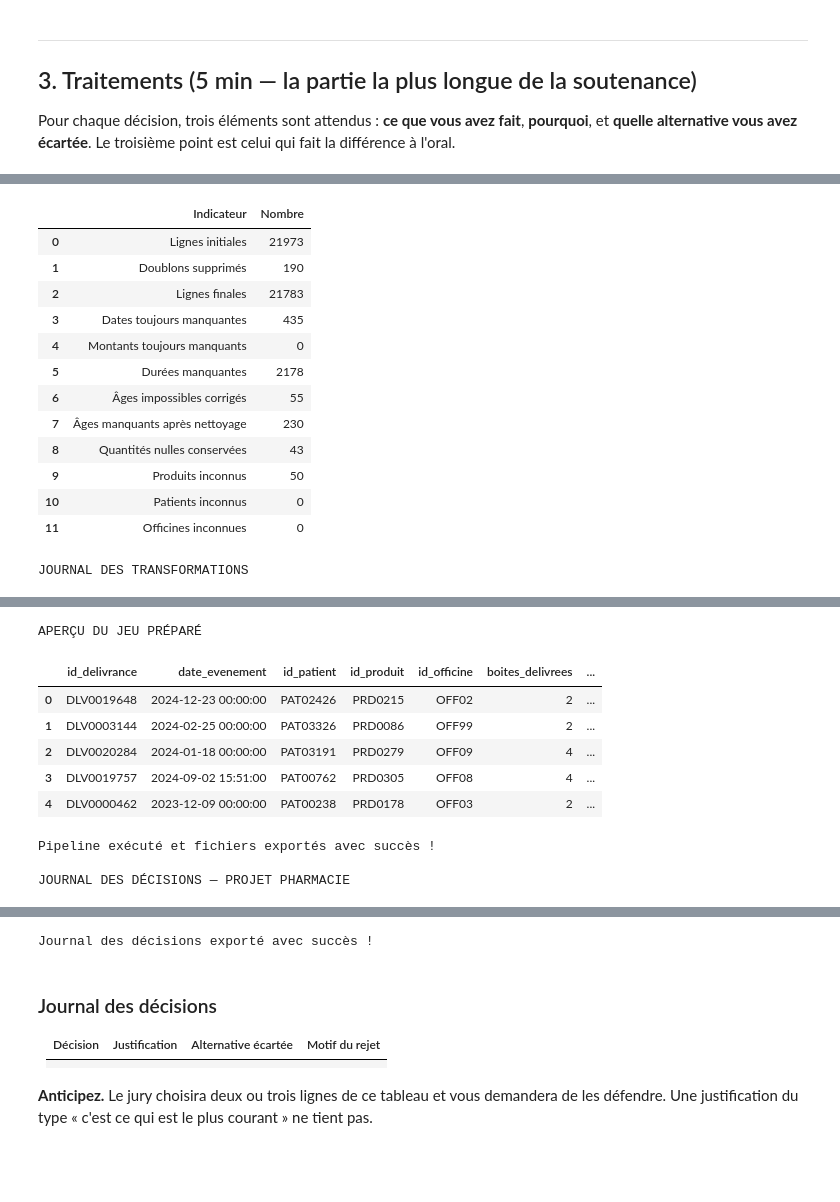
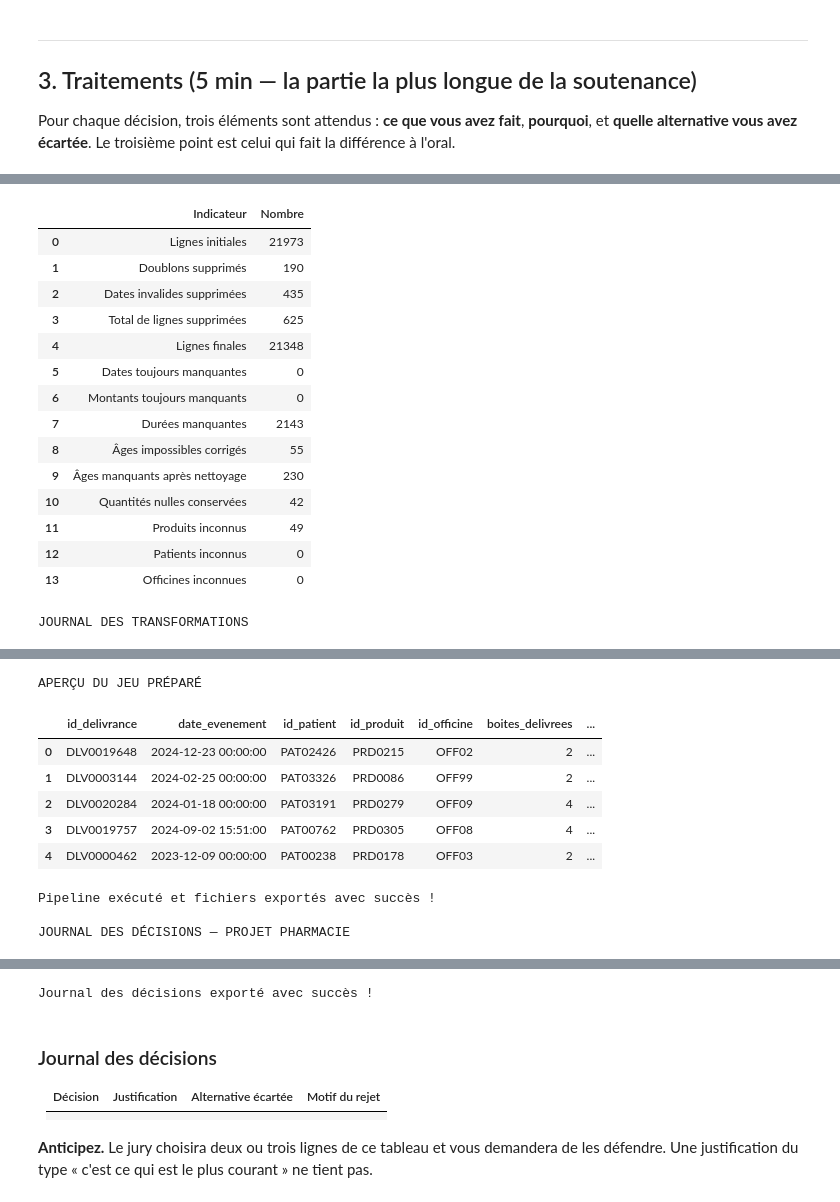
Before and after one commit to florentin777/preparation_manipulation_donnees, a Jupyter notebook: notebooks/09_projet_canevas.ipynb, the cells around one changed output, grey strips where cells are left out. Drawn from its saved outputs; the diff is of its cells as text; code cells hidden in the pictures; blank space fills up the shorter version.

Commit message:
suppression des lignes sans date valide et ajout du traitement par produit

```diff
--- a/notebooks/09_projet_canevas.ipynb
+++ b/notebooks/09_projet_canevas.ipynb
@@ -501,7 +497,7 @@ Pour chaque décision, trois éléments sont attendus : **ce que vous avez fait*
 et **quelle alternative vous avez écartée**. Le troisième point est celui qui fait la
 différence à l'oral.
 # %%
-# Pipeline de nettoyage et de transformation
+
 # ============================================================
 # 3. TRAITEMENTS — PIPELINE DE NETTOYAGE ET TRANSFORMATION
 # ============================================================
@@ -531,6 +527,8 @@ def enregistrer(etape, avant, apres, commentaire):
 avant = len(d)
 d = d.drop_duplicates().copy()
 
+nb_doublons_supprimes = avant - len(d)
+
 enregistrer(
     "Doublons stricts", avant, len(d),
     "Évite de compter plusieurs fois la même délivrance"
@@ -538,7 +536,6 @@ enregistrer(
 
 
 # 3. Convertir les montants remboursés
-# Exemple : "106,73 EUR" devient 106.73
 d["montant_rembourse_eur"] = pd.to_numeric(
     d["montant_rembourse_eur"]
     .astype("string")
@@ -549,7 +546,9 @@ d["montant_rembourse_eur"] = pd.to_numeric(
 )
 
 
-# 4. Convertir les dates de délivrance
+# 4. Convertir les dates et SUPPRIMER les dates invalides
+# MODIFICATION DEMANDÉE PAR LE PROFESSEUR
+
 d["date_evenement"] = pd.to_datetime(
     d["date_evenement"],
     format="mixed",
@@ -557,8 +556,25 @@ d["date_evenement"] = pd.to_datetime(
     errors="coerce"
 )
 
-# Conserver les dates manquantes pour ne pas perdre les ventes
-d["date_invalide"] = d["date_evenement"].isna()
+# Compter les lignes sans date exploitable
+avant = len(d)
+nb_dates_supprimees = int(d["date_evenement"].isna().sum())
+
+# Supprimer les lignes concernées
+d = d.dropna(subset=["date_evenement"]).copy()
+
+# Enregistrer la suppression
+enregistrer(
+    "Dates manquantes ou invalides",
+    avant,
+    len(d),
+    "Suppression pour garantir une date exploitable à chaque délivrance"
+)
+
+# Vérifier qu'il ne reste aucune date manquante
+assert d["date_evenement"].notna().all()
+
+print(f"Dates invalides supprimées : {nb_dates_supprimees}")
 
 
 # 5. Normaliser les colonnes texte
@@ -601,8 +617,6 @@ d["duree_traitement_jours"] = pd.to_numeric(
     errors="coerce"
 )
 
-# Aucun remplissage arbitraire
-
 
 # 8. Contrôler les quantités nulles
 d["boites_delivrees"] = pd.to_numeric(
@@ -620,7 +634,7 @@ pr["cout_reference_eur"] = pd.to_numeric(
 )
 
 
-# 10. Dédoublonner les référentiels sur leurs clés primaires
+# 10. Dédoublonner les référentiels
 p = p.drop_duplicates(subset="id_patient").copy()
 pr = pr.drop_duplicates(subset="id_produit").copy()
 o = o.drop_duplicates(subset="id_officine").copy()
@@ -662,7 +676,6 @@ jeu_prepare = (
     )
 )
 
-# Garantir qu'aucune jointure n'a modifié le nombre de lignes
 assert len(jeu_prepare) == len(d), (
     "Erreur : les jointures ont modifié le nombre de délivrances."
 )
@@ -674,8 +687,6 @@ jeu_prepare["montant_par_boite"] = (
     / jeu_prepare["boites_delivrees"].replace(0, np.nan)
 )
 
-# Convention analytique : le montant est comptabilisé
-# comme délivré uniquement lorsque le statut est "delivre".
 jeu_prepare["montant_delivre"] = (
     jeu_prepare["montant_rembourse_eur"]
     .where(jeu_prepare["statut"] == "delivre", 0)
@@ -685,9 +696,11 @@ jeu_prepare["montant_delivre"] = (
 # 15. Produire un bilan chiffré après nettoyage
 bilan = pd.DataFrame([
     ["Lignes initiales", len(delivrances)],
-    ["Doublons supprimés", len(delivrances) - len(d)],
+    ["Doublons supprimés", nb_doublons_supprimes],
+    ["Dates invalides supprimées", nb_dates_supprimees],
+    ["Total de lignes supprimées", len(delivrances) - len(d)],
     ["Lignes finales", len(d)],
-    ["Dates toujours manquantes", int(d["date_invalide"].sum())],
+    ["Dates toujours manquantes", int(d["date_evenement"].isna().sum())],
     ["Montants toujours manquants", int(d["montant_rembourse_eur"].isna().sum())],
     ["Durées manquantes", int(d["duree_traitement_jours"].isna().sum())],
     ["Âges impossibles corrigés", nb_ages_invalides],
@@ -698,7 +711,7 @@ bilan = pd.DataFrame([
     ["Officines inconnues", int(d["officine_inconnue"].sum())]
 ], columns=["Indicateur", "Nombre"])
 
-print("BILAN DU NETTOYAGE")
+print("\nBILAN DU NETTOYAGE")
 display(bilan)
 
 print("\nJOURNAL DES TRANSFORMATIONS")
@@ -708,7 +721,7 @@ print("\nAPERÇU DU JEU PRÉPARÉ")
 display(jeu_prepare.head())
 
 
-# 16. Exporter dans le dossier processed du groupe
+# 16. Exporter dans le dossier processed
 PROCESSED_DIR = GROUP_DIR / "processed"
 PROCESSED_DIR.mkdir(parents=True, exist_ok=True)
 
@@ -732,7 +745,8 @@ pd.DataFrame(journal).to_csv(
 )
 
 print("\nPipeline exécuté et fichiers exportés avec succès !")
-# TODO
+
+
 # ============================================================
 # JOURNAL DES DÉCISIONS — AFFICHAGE AUTOMATIQUE
 # ============================================================
@@ -751,10 +765,10 @@ decisions = [
         "Motif du rejet": "Les montants sont récupérables après conversion"
     },
     {
-        "Décision": "Conserver les dates manquantes",
-        "Justification": "Garder les délivrances utiles aux autres analyses",
-        "Alternative écartée": "Supprimer les lignes sans date",
-        "Motif du rejet": "Cela entraînerait une perte d'informations"
+        "Décision": "Supprimer les dates manquantes ou invalides",
+        "Justification": "Garantir une date exploitable pour chaque délivrance",
+        "Alternative écartée": "Conserver les lignes sans date",
+        "Motif du rejet": "Impossible d'analyser ces délivrances dans le temps"
     },
     {
         "Décision": "Normaliser les textes",
@@ -788,7 +802,7 @@ decisions = [
     },
     {
         "Décision": "Utiliser des jointures left",
-        "Justification": "Conserver toutes les délivrances",
+        "Justification": "Conserver les délivrances ayant une date valide",
         "Alternative écartée": "Utiliser des jointures inner",
         "Motif du rejet": "Les lignes sans correspondance seraient supprimées"
     },
@@ -800,14 +814,11 @@ decisions = [
     }
 ]
 
-# Transformer les décisions en tableau Pandas
 journal_decisions = pd.DataFrame(decisions)
 
-# Afficher le tableau
 print("\nJOURNAL DES DÉCISIONS — PROJET PHARMACIE")
 display(journal_decisions)
 
-# Exporter le journal dans le dossier processed
 journal_decisions.to_csv(
     PROCESSED_DIR / "journal_decisions.csv",
     index=False,
@@ -820,17 +833,19 @@ print("Journal des décisions exporté avec succès !")
 BILAN DU NETTOYAGE
 |  | Indicateur | Nombre |
 | 0 | Lignes initiales | 21973 |
 | 1 | Doublons supprimés | 190 |
-| 2 | Lignes finales | 21783 |
-| 3 | Dates toujours manquantes | 435 |
-| 4 | Montants toujours manquants | 0 |
-| 5 | Durées manquantes | 2178 |
-| 6 | Âges impossibles corrigés | 55 |
-| 7 | Âges manquants après nettoyage | 230 |
-| 8 | Quantités nulles conservées | 43 |
-| 9 | Produits inconnus | 50 |
-| 10 | Patients inconnus | 0 |
-| 11 | Officines inconnues | 0 |
+| 2 | Dates invalides supprimées | 435 |
+| 3 | Total de lignes supprimées | 625 |
+| 4 | Lignes finales | 21348 |
+| 5 | Dates toujours manquantes | 0 |
+| 6 | Montants toujours manquants | 0 |
+| 7 | Durées manquantes | 2143 |
+| 8 | Âges impossibles corrigés | 55 |
+| 9 | Âges manquants après nettoyage | 230 |
+| 10 | Quantités nulles conservées | 42 |
+| 11 | Produits inconnus | 49 |
+| 12 | Patients inconnus | 0 |
+| 13 | Officines inconnues | 0 |
 JOURNAL DES TRANSFORMATIONS
 |  | Étape | Avant | Après | Lignes supprimées | Explication |
 | 0 | Doublons stricts | 21973 | 21783 | 190 | Évite de compter plusieurs fois l... |
```
Also changed, not shown: parts of 3 cells of this notebook, 14 other files.
